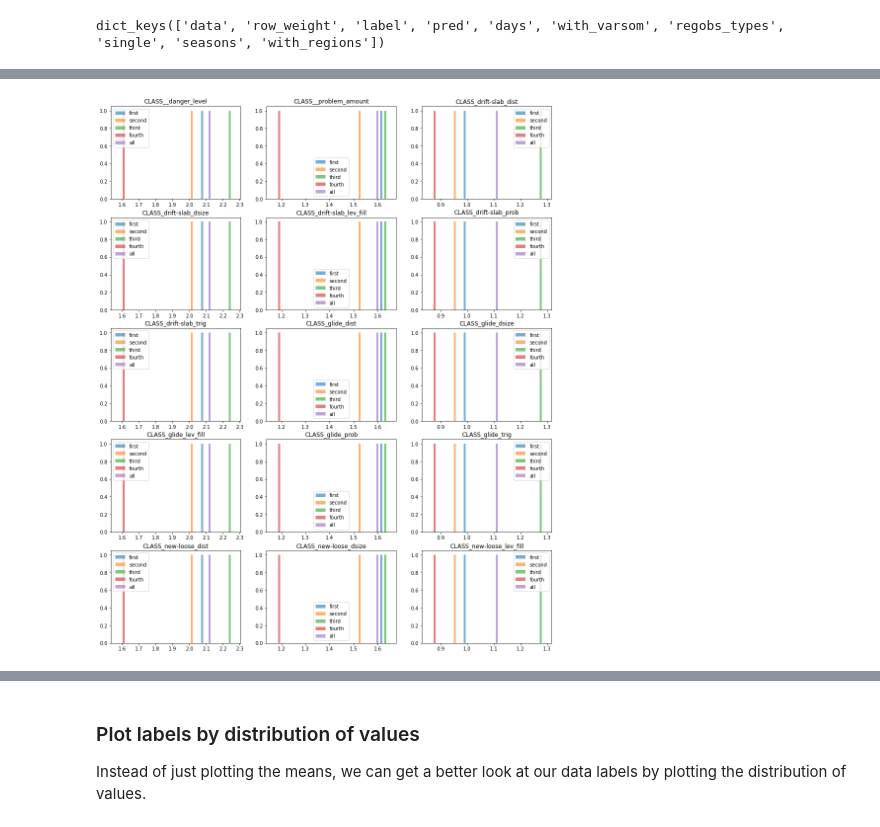
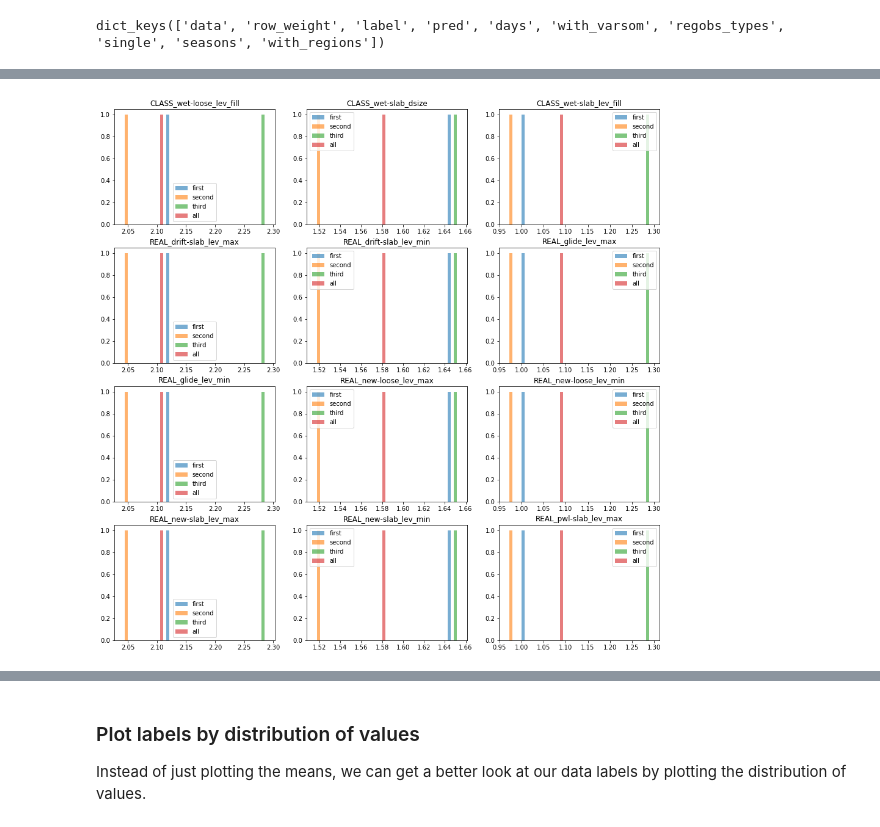
Before and after one commit to NVE/avalanche_ml, a Jupyter notebook: initial_correlations_notebook.ipynb, the cells around one changed output, grey strips where cells are left out. Drawn from its saved outputs; the diff is of its cells as text; code cells hidden in the pictures.

```diff
--- a/initial_correlations_notebook.ipynb
+++ b/initial_correlations_notebook.ipynb
@@ -96,0 +148,6 @@ dtype: float64
+# %%
+fig, ax = plt.subplots(figsize=(20, 30))
+sns.heatmap(correlations, xticklabels=correlations.columns, yticklabels=correlations.index, cmap='RdYlGn', ax=ax)
+ax.set_title('Correlation Matrix for the Training Set Features')
+
+plt.show()
@@ -185,3 +233,13 @@ fourth_labels = labeled_data.label.loc['2020-12-07':]
+# %%
+first_data = labeled_data.data.iloc[:season_end_1+1]
+second_data = labeled_data.data.iloc[season_start_2:season_end_2+1]
+third_data = labeled_data.data.iloc[season_start_3:season_end_3+1]
+fourth_data = labeled_data.data.iloc[season_start_4:]
+
+first_labels = labeled_data.label.iloc[:season_end_1]
+second_labels = labeled_data.label.iloc[season_start_2:season_end_2]
+third_labels = labeled_data.label.iloc[season_start_3:season_end_3]
+fourth_labels = labeled_data.label.iloc[season_start_4:]
 # %%
 print('Dataframe for 2017-2018 season has {} data points.'.format(len(first_data)))
 print('Dataframe for 2018-2019 season has {} data points.'.format(len(second_data)))
@@ -250,15 +311,17 @@ Thank you to these two resources in helping me plot multiple dataframes side by
 # %%
-def plot_label_dist(total_rows, total_cols, size, start, end, how='values'):
+def plot_label_dist(column_list, total_rows, total_cols, size, start, end, how='values', rotate=False):
     """
     Plot the distribution of values in the labels for a different column.
 
     Arguments:
+       column_list(list): the list of columns you would like to plot from the different dataframes
        total_rows(int): number of subplots along y axis
        total_cols(int): number of subplots along x axis
        size(tuple): two integers, how big the Matplotlib plot should be
        start(int): column number to start plotting on
        end(int): column number to end plotting on
        how(str): either 'values' or 'means'
+       rotate(bool): whether or not to rotate the x axis labels, mainly use for when axis labels are long strings
 
     Note:
         start - end should equal total_rows x total_cols
@@ -271,7 +334,7 @@ def plot_label_dist(total_rows, total_cols, size, start, end, how='values'):
 
     fig, ax = plt.subplots(total_rows, total_cols, figsize=size)
 
-    for i, column in enumerate(compare_means.columns[start:end]):
+    for i, column in enumerate(column_list[start:end]):
 
         if how == 'values':
             list_of_dfs = [first_labels[column].values, second_labels[column].values,
@@ -279,13 +342,20 @@ def plot_label_dist(total_rows, total_cols, size, start, end, how='values'):
             hist_labels = ['first', 'second', 'third', 'fourth',]
         elif how == 'means':
             list_of_dfs = [compare_means.iloc[j][[col]] for j in range(5)]
-            hist_labels = ['first', 'second', 'third', 'fourth', 'all']
+            del list_of_dfs[3] #c urrently the fourth season does not have enough data and is skewing the graphs
+            hist_labels = ['first', 'second', 'third', 'all']
 
         ax[row, col].hist(list_of_dfs, alpha=0.6, label=hist_labels)
 
         ax[row, col].set_title(column)
         ax[row, col].legend()
 
+        # we need to draw the plot before using this method to rotate xtick labels
+        if rotate == True:
+            plt.draw()
+            ax[row, col].set_xticklabels(ax[row, col].get_xticklabels(), rotation=30, ha='right')
+
+        # update row and column for to move to next plot
         if(col < 2):
             col += 1
         else:
@@ -299,0 +372,3 @@ def plot_label_dist(total_rows, total_cols, size, start, end, how='values'):
+# %%
+col_list = [column for column in compare_means.columns if 'lev' in column or 'dsize' in column]
+plot_label_dist(col_list, 4, 3, (16, 16), 0, 12, 'means')
@@ -300,4 +377,4 @@ def plot_label_dist(total_rows, total_cols, size, start, end, how='values'):
 # %%
-plot_label_dist(5, 3, (16, 20), 0, 15, 'means')
+plot_label_dist(col_list, 4, 3, (16, 16), 12, 24, 'means')
 # %% [output]
-[figure, old version]
+[figure, new version]
```
Also changed, not shown: parts of 42 cells of this notebook.
